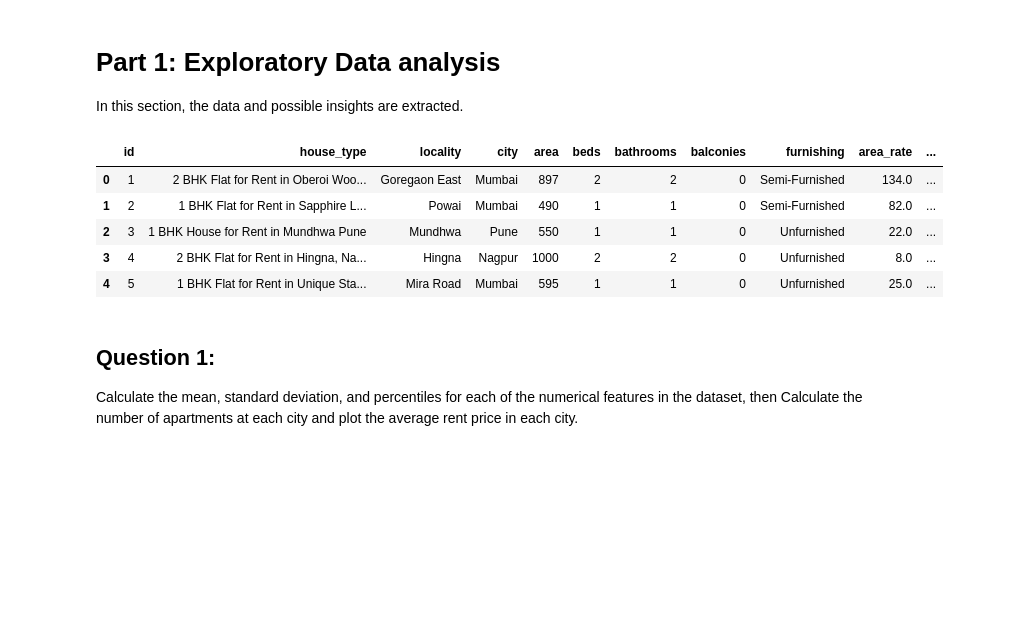
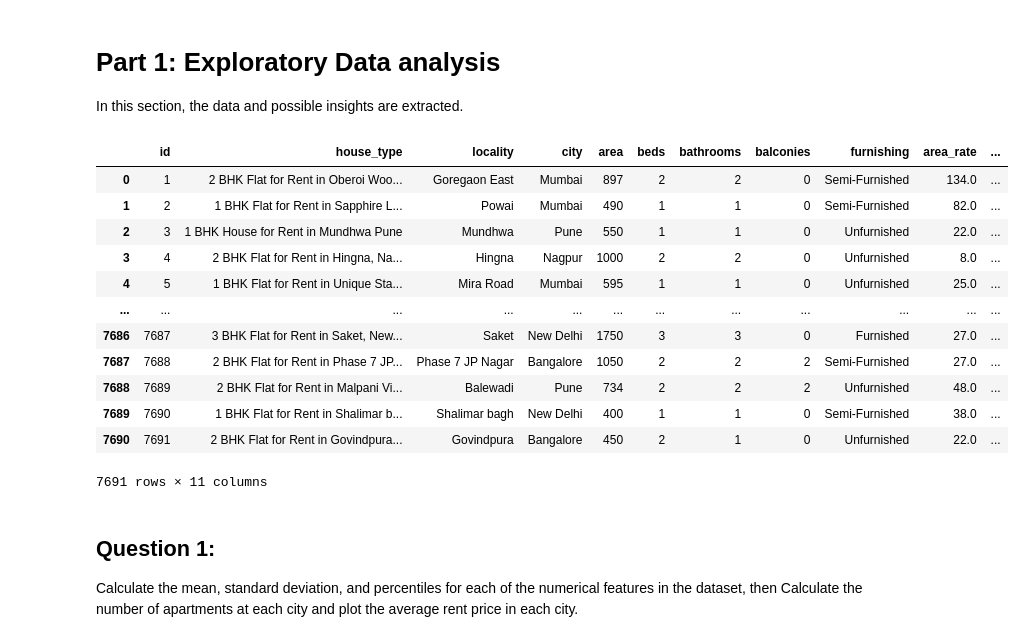
Before and after one commit to majdyousof/machine-learning-coursework, a Jupyter notebook: 02061161_code.ipynb, the cells around one changed output. Drawn from its saved outputs; the diff is of its cells as text; code cells hidden in the pictures; blank space fills up the shorter version.

```diff
--- a/02061161_code.ipynb
+++ b/02061161_code.ipynb
@@ -21,14 +21,21 @@ In this section, the data and possible insights are extracted.
 # %%
 # loading the dataset
 data = pd.read_csv('cw_dataset.csv')
-data.head()
+data
 # %% [output]
 |  | id | house_type | locality | city | area | beds | bathrooms | balconies | furnishing | area_rate | ... |
 | 0 | 1 | 2 BHK Flat for Rent in Oberoi Woo... | Goregaon East | Mumbai | 897 | 2 | 2 | 0 | Semi-Furnished | 134.0 | ... |
 | 1 | 2 | 1 BHK Flat for Rent in Sapphire L... | Powai | Mumbai | 490 | 1 | 1 | 0 | Semi-Furnished | 82.0 | ... |
 | 2 | 3 | 1 BHK House for Rent in Mundhwa Pune | Mundhwa | Pune | 550 | 1 | 1 | 0 | Unfurnished | 22.0 | ... |
 | 3 | 4 | 2 BHK Flat for Rent in Hingna, Na... | Hingna | Nagpur | 1000 | 2 | 2 | 0 | Unfurnished | 8.0 | ... |
 | 4 | 5 | 1 BHK Flat for Rent in Unique Sta... | Mira Road | Mumbai | 595 | 1 | 1 | 0 | Unfurnished | 25.0 | ... |
+| ... | ... | ... | ... | ... | ... | ... | ... | ... | ... | ... | ... |
+| 7686 | 7687 | 3 BHK Flat for Rent in Saket, New... | Saket | New Delhi | 1750 | 3 | 3 | 0 | Furnished | 27.0 | ... |
+| 7687 | 7688 | 2 BHK Flat for Rent in Phase 7 JP... | Phase 7 JP Nagar | Bangalore | 1050 | 2 | 2 | 2 | Semi-Furnished | 27.0 | ... |
+| 7688 | 7689 | 2 BHK Flat for Rent in Malpani Vi... | Balewadi | Pune | 734 | 2 | 2 | 2 | Unfurnished | 48.0 | ... |
+| 7689 | 7690 | 1 BHK Flat for Rent in Shalimar b... | Shalimar bagh | New Delhi | 400 | 1 | 1 | 0 | Semi-Furnished | 38.0 | ... |
+| 7690 | 7691 | 2 BHK Flat for Rent in Govindpura... | Govindpura | Bangalore | 450 | 2 | 1 | 0 | Unfurnished | 22.0 | ... |
+7691 rows × 11 columns
 # %% [markdown]
 ## Question 1:
 Calculate the mean, standard deviation, and percentiles for each of the numerical features in the dataset, then Calculate the number of apartments at each city and plot the average rent price in each city.
```
Also changed, not shown: parts of 7 cells of this notebook, 4 other files.
